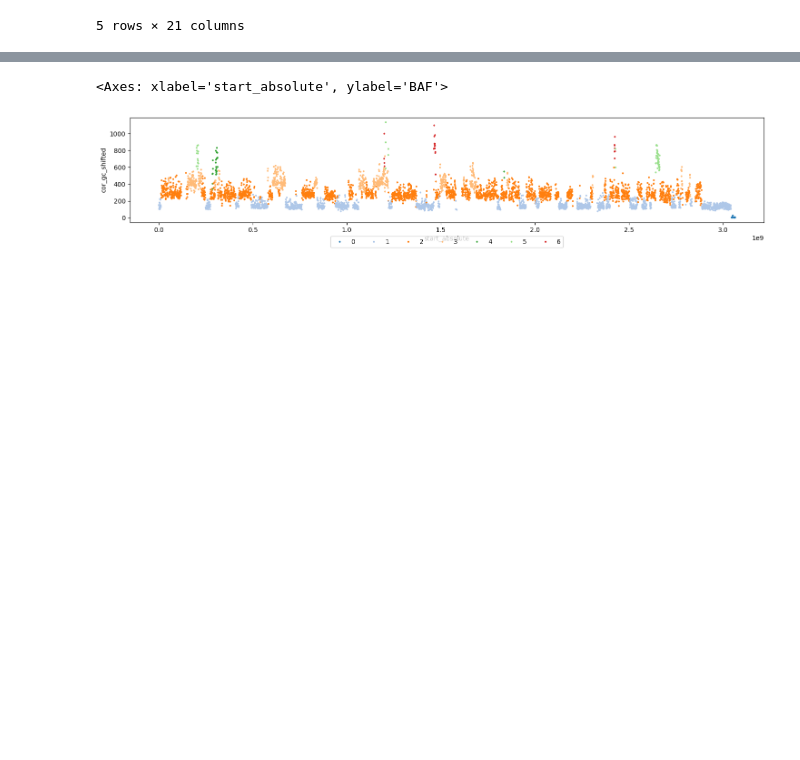
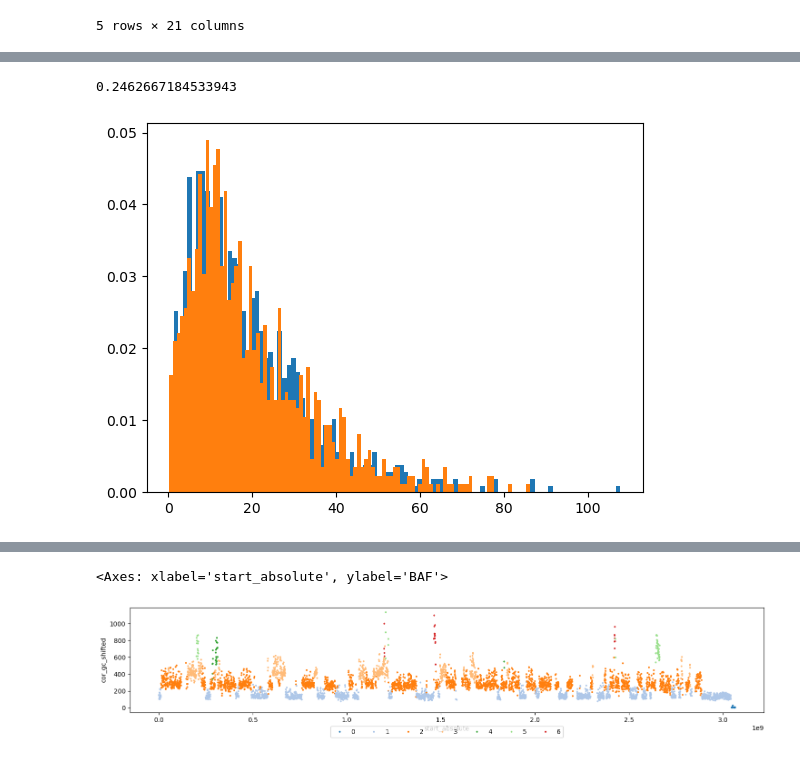
Before and after one commit to lucreziaPatruno/lucrezia-cna-analyses, a Jupyter notebook: results_funnelData.ipynb, the cells around one changed output, grey strips where cells are left out. Cells and saved outputs as stored; diff of their text form; code cells hidden in the pictures; blank space fills up the shorter version.

```diff
--- a/results_funnelData.ipynb
+++ b/results_funnelData.ipynb
@@ -242,0 +279,13 @@ from ploidy_utils import *
+# %%
+from scipy.stats import gamma
+snp_reads = gamma.rvs(1.76, scale = 1/0.09, size = 1000)
+len(snp_reads)
+plt.hist(snp_reads, bins = 100, density = True);
+print(min(snp_reads))
+
+snp_reads = np.random.gamma(1.76, scale = 1/0.09, size = 1000)
+len(snp_reads)
+plt.hist(snp_reads, bins = 100, density = True);
+# %% [output]
+0.2462667184533943
+[figure, added]
```
Also changed, not shown: parts of 8 cells of this notebook, 2 other files.
